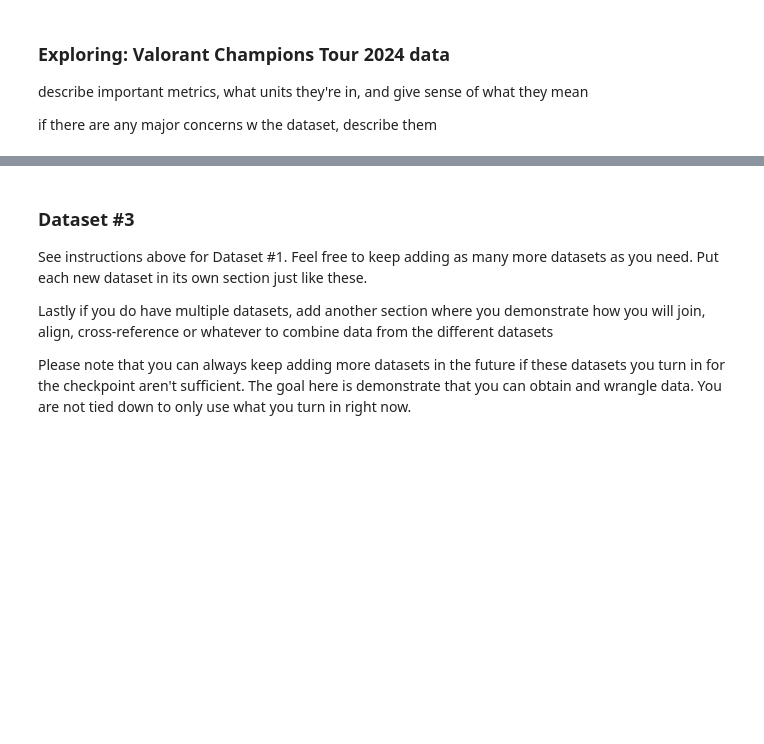
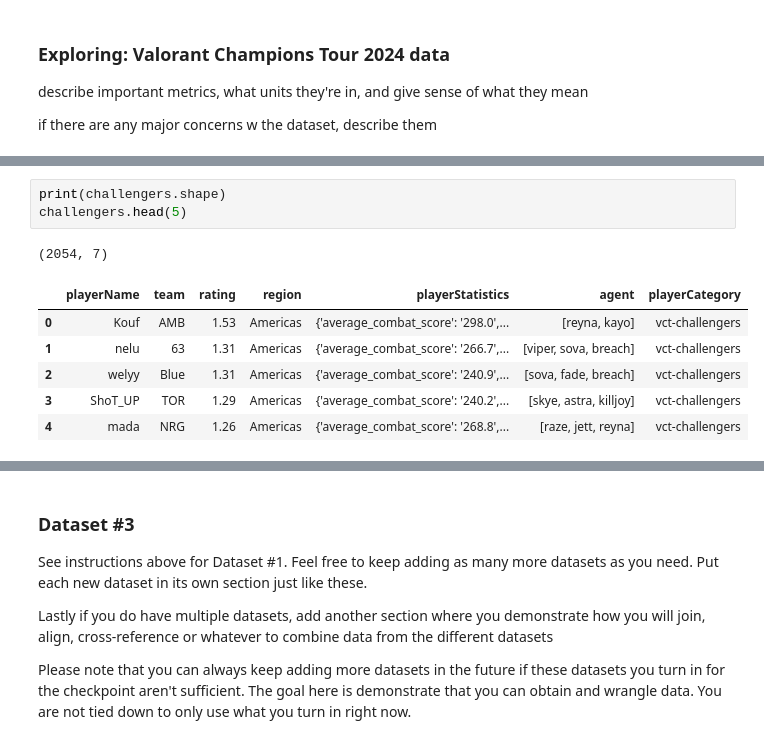
Before and after one commit to COGS108/Group102_WI26, a Jupyter notebook: 01-DataCheckpoint.ipynb, the cells around one changed output, grey strips where cells are left out. Drawn from its saved outputs; the diff is of its cells as text; blank space fills up the shorter version.

```diff
--- a/01-DataCheckpoint.ipynb
+++ b/01-DataCheckpoint.ipynb
@@ -209,0 +206,11 @@ if there are any major concerns w the dataset, describe them
+# %%
+print(challengers.shape)
+challengers.head(5)
+# %% [output]
+(2054, 7)
+|  | playerName | team | rating | region | playerStatistics | agent | playerCategory |
+| 0 | Kouf | AMB | 1.53 | Americas | {'average_combat_score': '298.0',... | [reyna, kayo] | vct-challengers |
+| 1 | nelu | 63 | 1.31 | Americas | {'average_combat_score': '266.7',... | [viper, sova, breach] | vct-challengers |
+| 2 | welyy | Blue | 1.31 | Americas | {'average_combat_score': '240.9',... | [sova, fade, breach] | vct-challengers |
+| 3 | ShoT_UP | TOR | 1.29 | Americas | {'average_combat_score': '240.2',... | [skye, astra, killjoy] | vct-challengers |
+| 4 | mada | NRG | 1.26 | Americas | {'average_combat_score': '268.8',... | [raze, jett, reyna] | vct-challengers |
```
Also changed, not shown: parts of 23 cells of this notebook, 2 other files.
